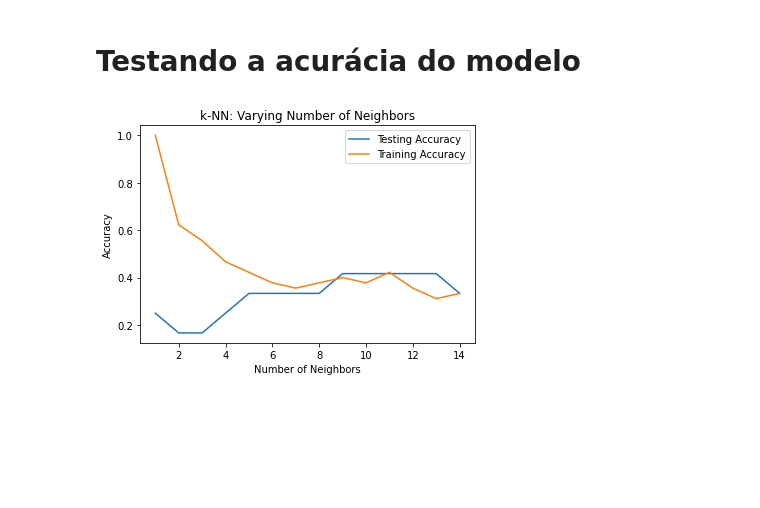
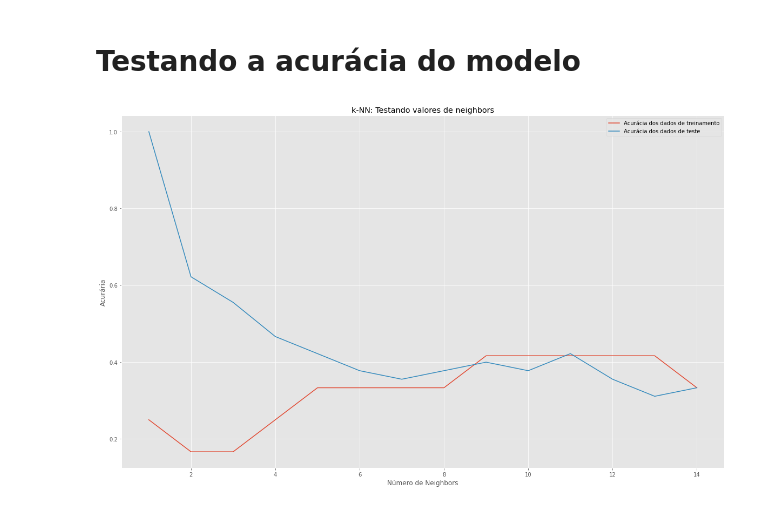
Before and after one commit to Jhonattanln/Modelo_Classificacao, a Jupyter notebook: Code.ipynb, the cells around one changed output. Drawn from its saved outputs; the diff is of its cells as text; code cells hidden in the pictures; blank space fills up the shorter version.

```diff
--- a/Code.ipynb
+++ b/Code.ipynb
@@ -138,13 +140,14 @@ for i, k in enumerate(nb):
     ### Testando a acurácia nos dados de treino
     test_accuracy[i] = knn.score(X_test, y_test)
 # %%
-plt.use.stile('ggplot')
+plt.style.use('ggplot')
+plt.figure(figsize=[20,12])
 plt.title('k-NN: Testando valores de neighbors')
 plt.plot(nb, test_accuracy, label = 'Acurácia dos dados de treinamento')
 plt.plot(nb, train_accuracy, label = 'Acurácia dos dados de teste')
 plt.legend()
 plt.xlabel('Número de Neighbors')
 plt.ylabel('Acurária')
 plt.show()
 # %% [output]
-[figure, old version]
+[figure, new version]
```
Also changed, not shown: parts of 2 cells of this notebook.
